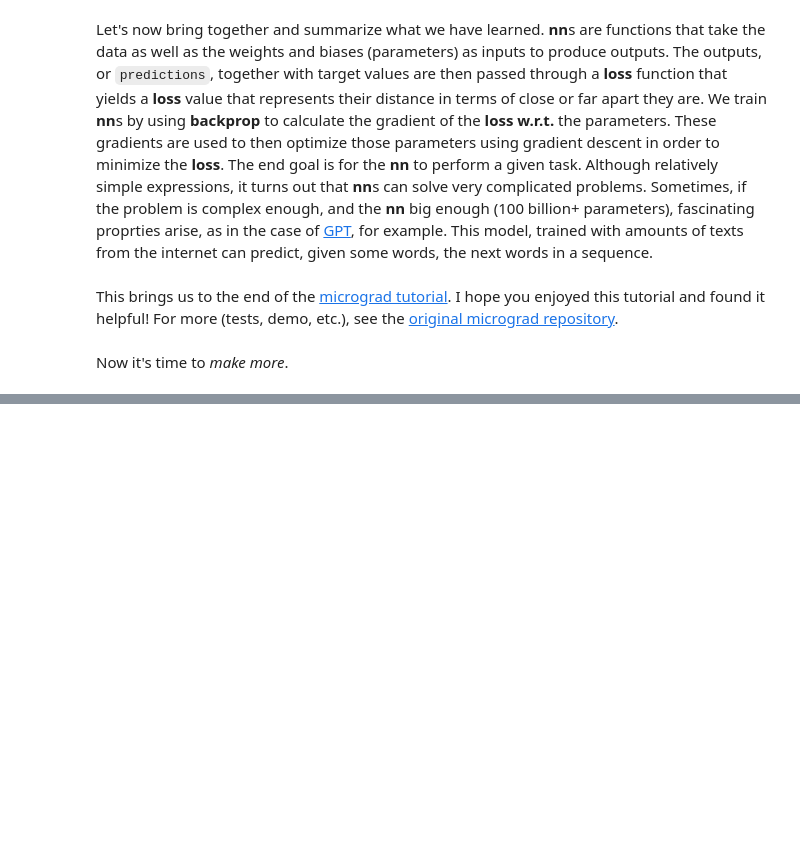
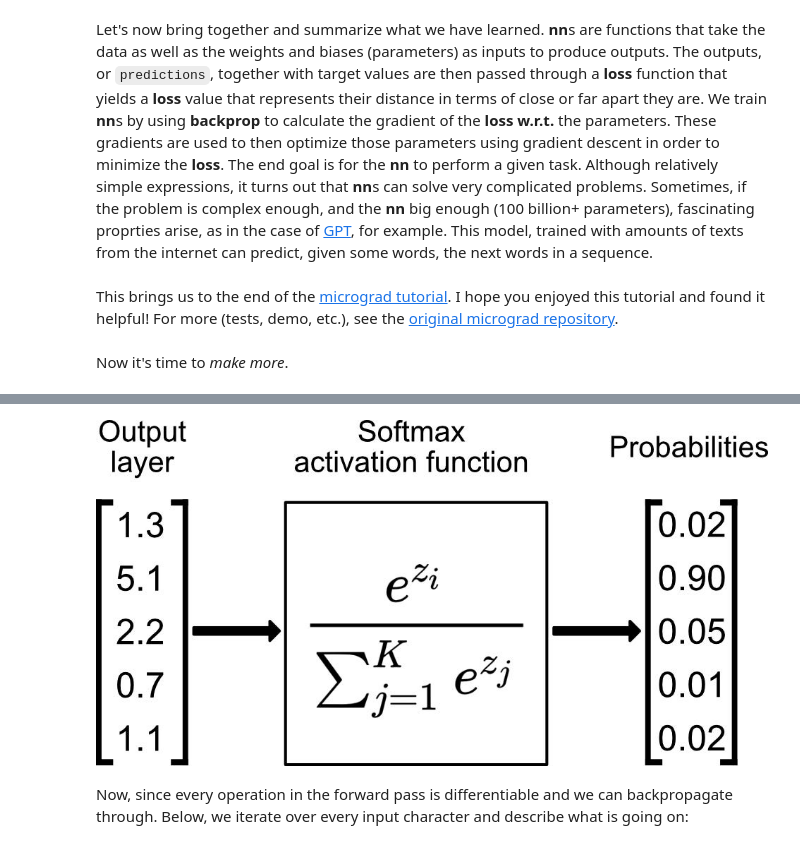
Before and after one commit to ckaraneen/micrograduate, a Jupyter notebook: micrograduate.ipynb, the cells around one changed output, grey strips where cells are left out. Drawn from its saved outputs; the diff is of its cells as text; code cells hidden in the pictures; blank space fills up the shorter version.

```diff
--- a/micrograduate.ipynb
+++ b/micrograduate.ipynb
@@ -917,0 +1593,6 @@ Now it's time to *make more*.
+# %%
+display(Image(filename='softmax.jpeg'))
+# %% [output]
+[figure, added]
+# %% [markdown]
+Now, since every operation in the forward pass is differentiable and we can backpropagate through. Below, we iterate over every input character and describe what is going on:
```
Also changed, not shown: parts of 141 cells of this notebook, 2 other files.
